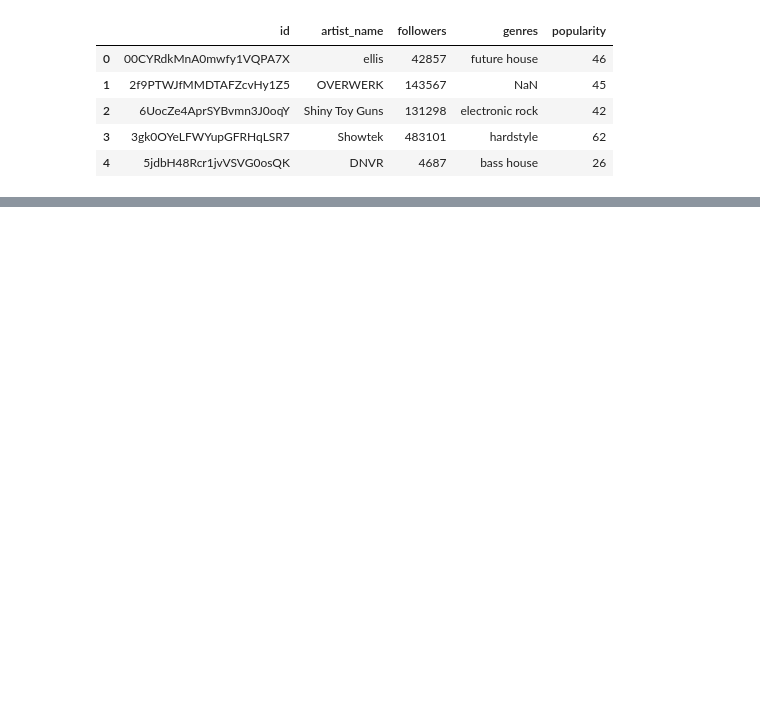
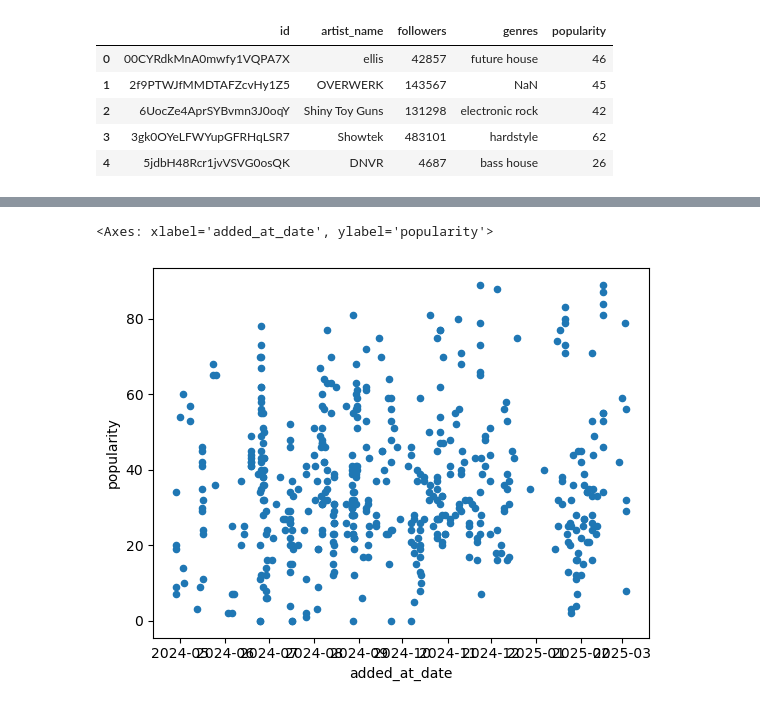
Before and after one commit to jacqhorizon/spotify-data-analysis, a Jupyter notebook: analysis.ipynb, the cells around one changed output, grey strips where cells are left out. Drawn from its saved outputs; the diff is of its cells as text; code cells hidden in the pictures; blank space fills up the shorter version.

```diff
--- a/analysis.ipynb
+++ b/analysis.ipynb
@@ -23,0 +92,5 @@ artists_df.head()
+# %%
+tracks_df.plot(y='popularity', x='added_at_date',kind='scatter')
+# %% [output]
+<Axes: xlabel='added_at_date', ylabel='popularity'>
+[figure, added]
```
Also changed, not shown: parts of 11 cells of this notebook.
